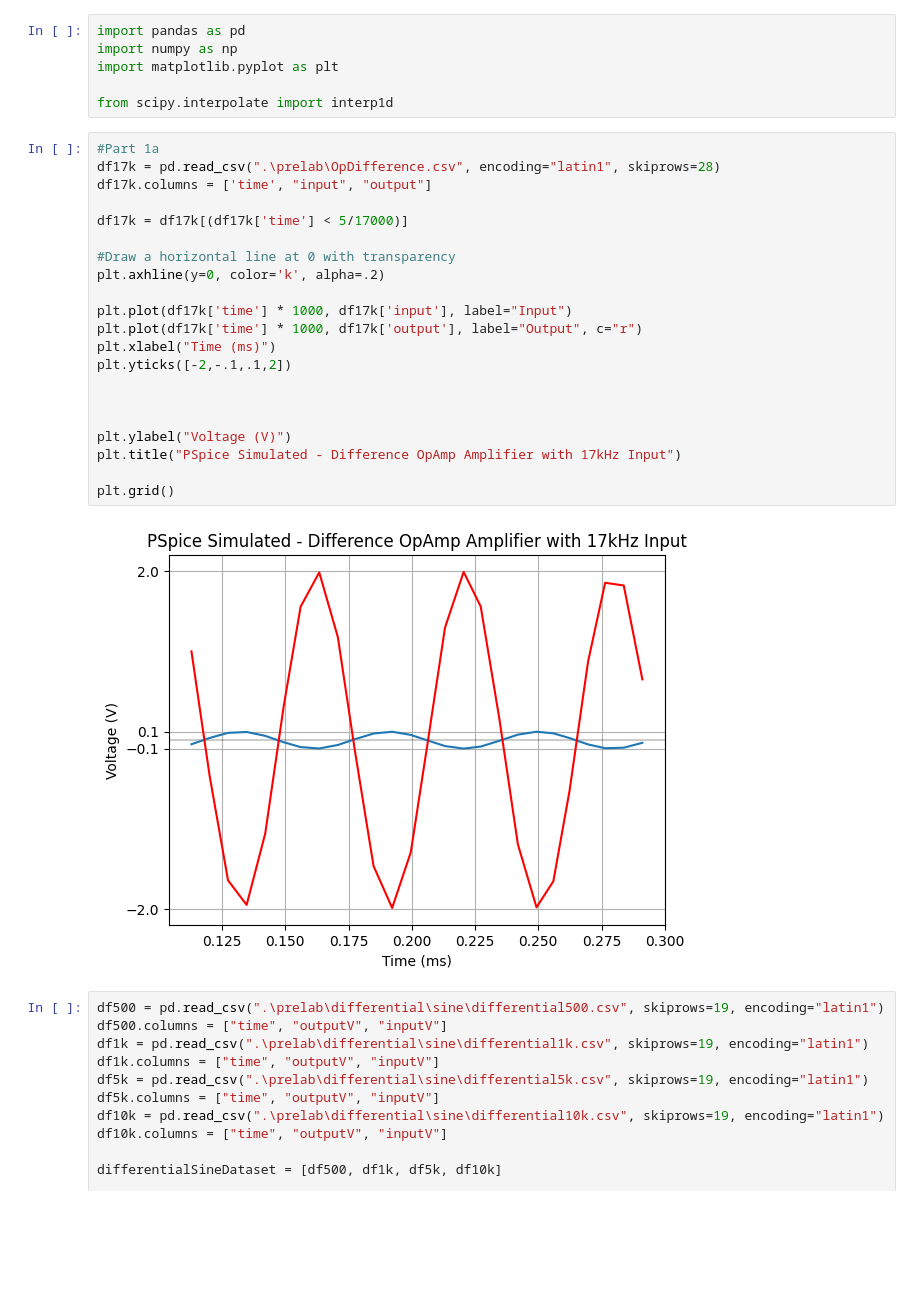
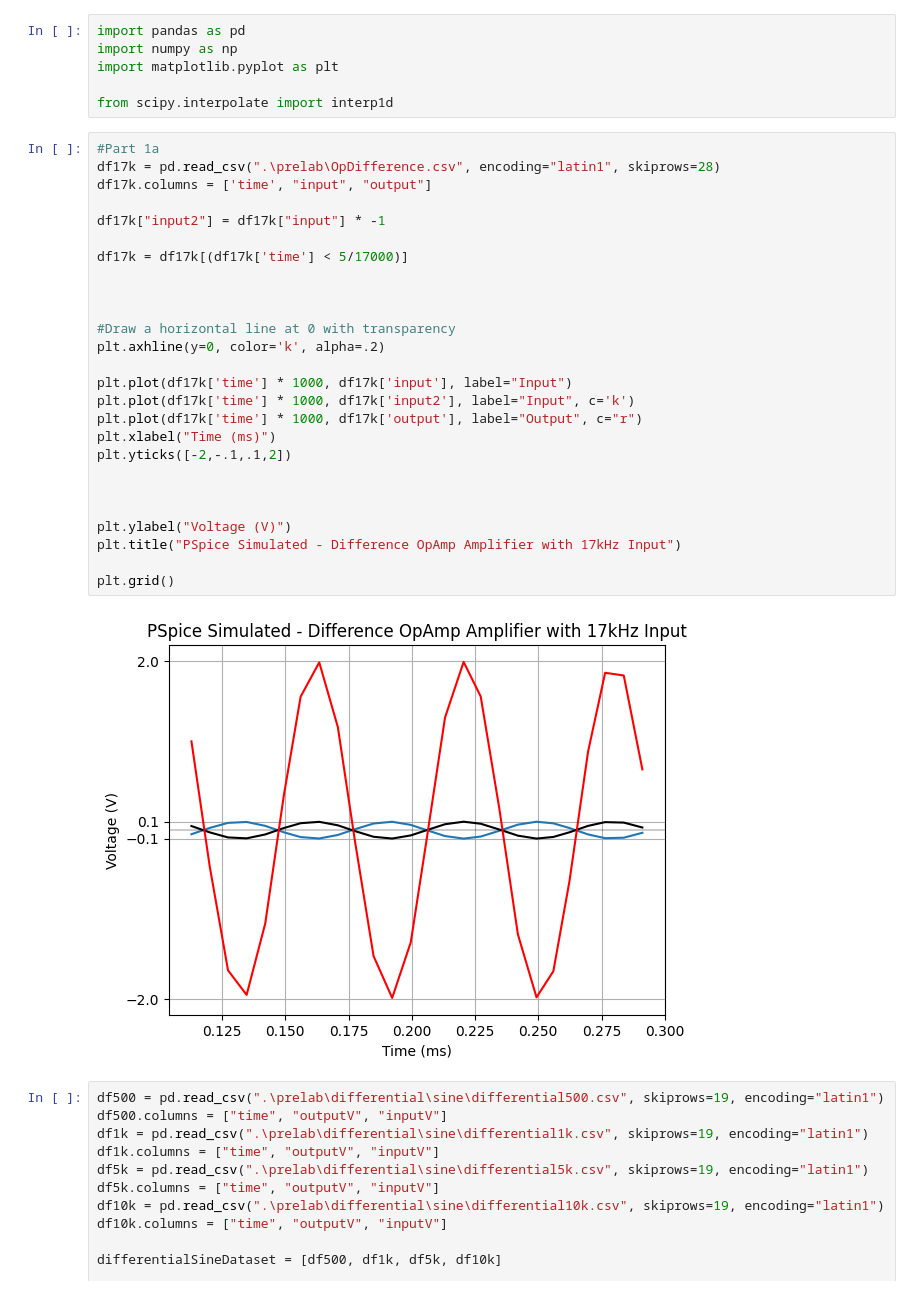
Before and after one commit to DanNguyenN/CE3202-Fundamentals, a Jupyter notebook: Lab7/prelab.ipynb, the cells around one changed output. Drawn from its saved outputs; the diff is of its cells as text; blank space fills up the shorter version.

```diff
--- a/Lab7/prelab.ipynb
+++ b/Lab7/prelab.ipynb
@@ -7,26 +7,31 @@ from scipy.interpolate import interp1d
 # %%
 #Part 1a
 df17k = pd.read_csv(".\prelab\OpDifference.csv", encoding="latin1", skiprows=28)
 df17k.columns = ['time', "input", "output"]
 
+df17k["input2"] = df17k["input"] * -1
+
 df17k = df17k[(df17k['time'] < 5/17000)]
+
+
 
 #Draw a horizontal line at 0 with transparency
 plt.axhline(y=0, color='k', alpha=.2)
 
 plt.plot(df17k['time'] * 1000, df17k['input'], label="Input")
+plt.plot(df17k['time'] * 1000, df17k['input2'], label="Input", c='k')
 plt.plot(df17k['time'] * 1000, df17k['output'], label="Output", c="r")
 plt.xlabel("Time (ms)")
 plt.yticks([-2,-.1,.1,2])
 
 
 
 plt.ylabel("Voltage (V)")
 plt.title("PSpice Simulated - Difference OpAmp Amplifier with 17kHz Input")
 
 plt.grid()
 # %% [output]
-[figure, old version]
+[figure, new version]
 # %%
 df500 = pd.read_csv(".\prelab\differential\sine\differential500.csv", skiprows=19, encoding="latin1")
 df500.columns = ["time", "outputV", "inputV"]
```
Also changed, not shown: 10 other files.
